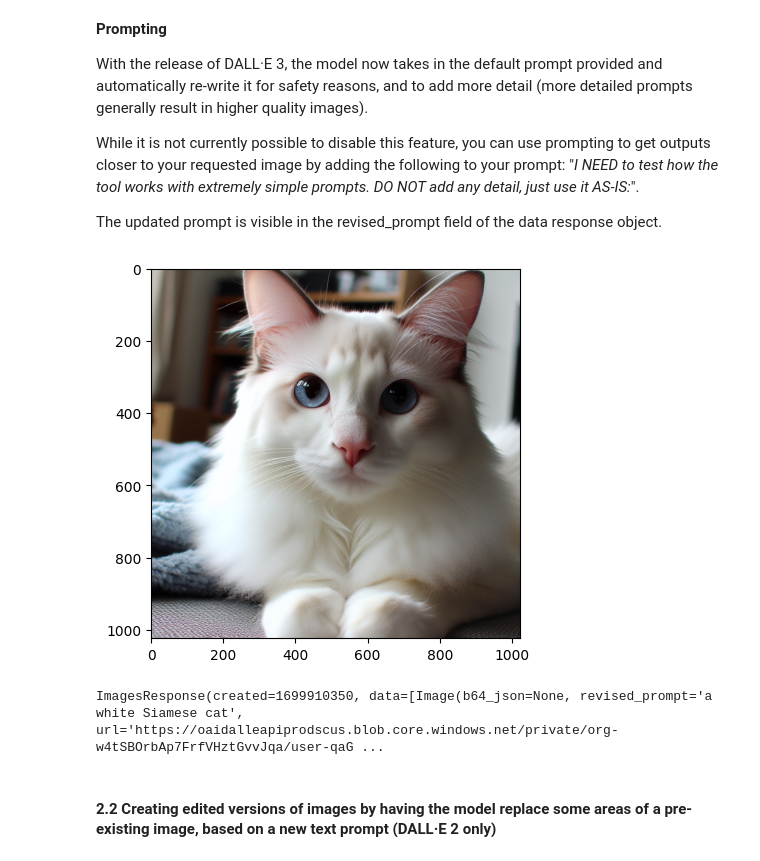
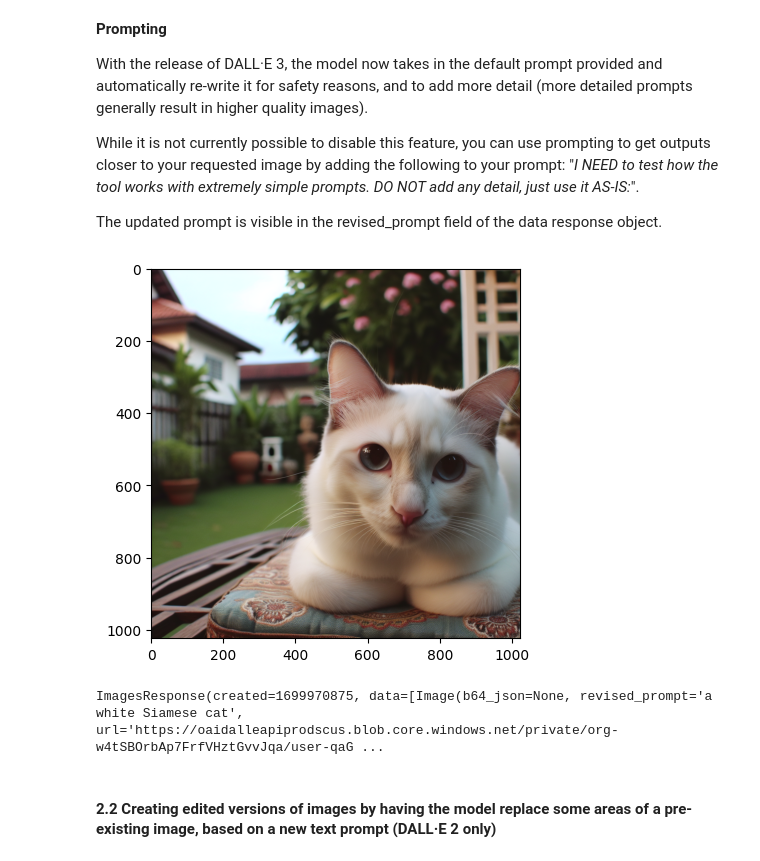
Before and after one commit to maxgrie/Genai_Workshop, a Jupyter notebook: ACNxLumos.ipynb, the cells around one changed output. Cells and saved outputs as stored; diff of their text form; code cells hidden in the pictures.

```diff
--- a/ACNxLumos.ipynb
+++ b/ACNxLumos.ipynb
@@ -207,29 +274,29 @@ The updated prompt is visible in the revised_prompt field of the data response o
 # %%
 from openai import OpenAI
 client = OpenAI()
 
 response = client.images.generate(
   model="dall-e-3",
   prompt="I NEED to test how the tool works with extremely simple prompts. DO NOT add any detail, just use it AS-IS: a white siamese cat",
   size="1024x1024",
   quality="standard",
   n=1,
 )
 
 image_url = response.data[0].url
 urllib.request.urlretrieve(
   image_url,
-   "dalle.png")
+   "dalle2.png")
 
-img = Image.open("dalle.png")
+img = Image.open("dalle2.png")
 plt.imshow(img)
 plt.show()
 # %% [output]
-[figure, old version]
+[figure, new version]
-# %%
-print(response)
-# %% [output]
-ImagesResponse(created=1699910350, data=[Image(b64_json=None, revised_prompt='a white Siamese cat', url='https://oaidalleapiprodscus.blob.core.windows.net/private/org-w4tSBOrbAp7FrfVHztGvvJqa/user-qaG ...
+# %%
+response
+# %% [output]
+ImagesResponse(created=1699970875, data=[Image(b64_json=None, revised_prompt='a white Siamese cat', url='https://oaidalleapiprodscus.blob.core.windows.net/private/org-w4tSBOrbAp7FrfVHztGvvJqa/user-qaG ...
 # %% [markdown]
 #### 2.2 Creating edited versions of images by having the model replace some areas of a pre-existing image, based on a new text prompt (DALL·E 2 only)
 # %% [markdown]
```
Also changed, not shown: parts of 29 cells of this notebook.
